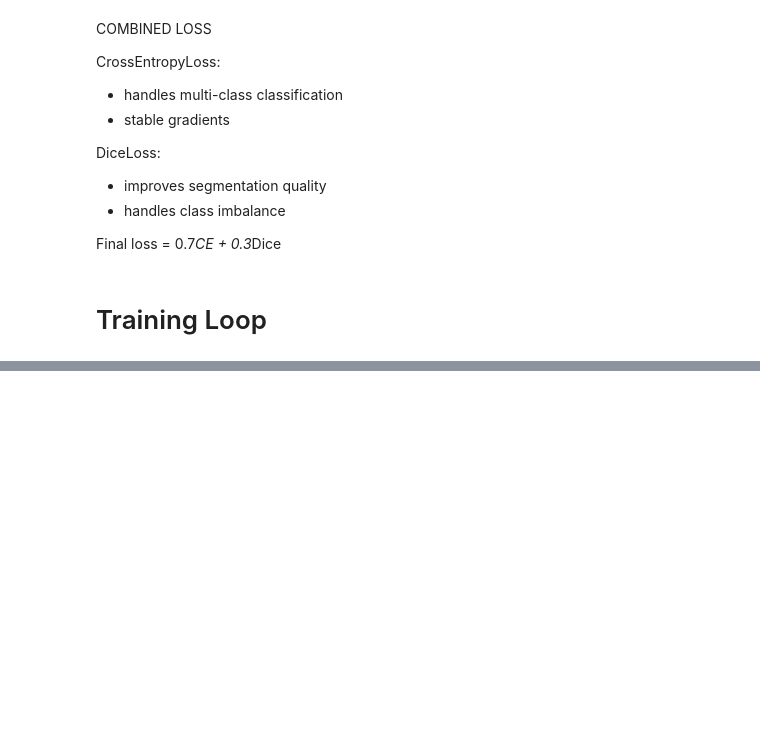
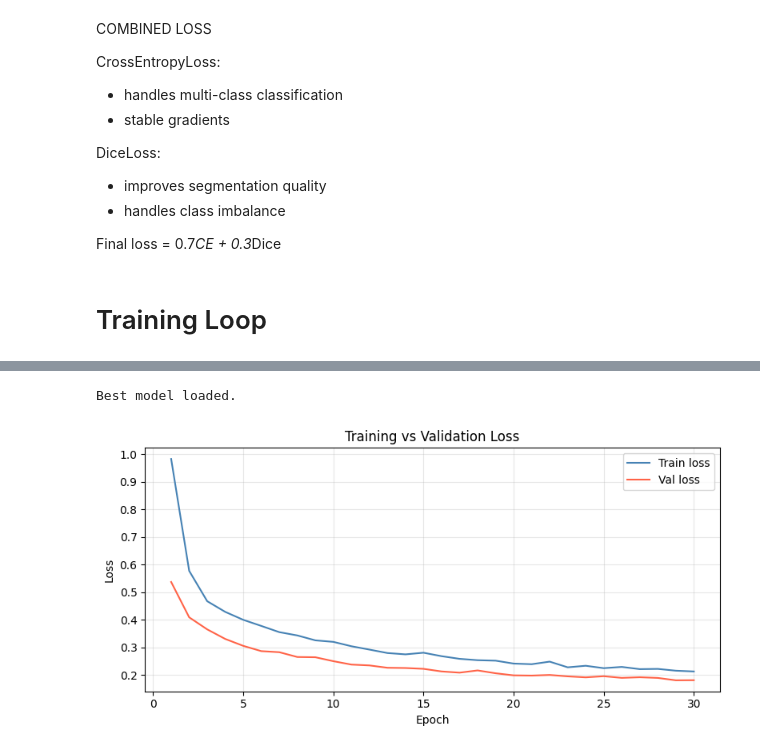
Before and after one commit to Manojit29/satellite-image-segmentation, a Jupyter notebook: Satellite_Image_processing.ipynb, the cells around one changed output, grey strips where cells are left out. Drawn from its saved outputs; the diff is of its cells as text; code cells hidden in the pictures; blank space fills up the shorter version.

```diff
--- a/Satellite_Image_processing.ipynb
+++ b/Satellite_Image_processing.ipynb
@@ -416,21 +465,6 @@ def combined_loss(pred, target):
  - handles class imbalance
 
  Final loss = 0.7*CE + 0.3*Dice
-# %%
-# Optimizer
-optimizer = torch.optim.Adam(
-    model.parameters(),
-    lr=1e-4,
-    weight_decay=1e-5   # reduces overfitting
-)
-# %%
-# Scheduler (stabilizes validation)
-scheduler = torch.optim.lr_scheduler.ReduceLROnPlateau(
-    optimizer,
-    mode='min',
-    patience=2,
-    factor=0.5
-)
 # %% [markdown]
 # Training Loop
 # %%
@@ -513,2 +551,0 @@ Epoch [25/25] Train: 0.3771 Val: 0.3943
-# %%
-model.load_state_dict(torch.load("best_model.pth"))
@@ -743,0 +552,21 @@ files.download("results_zip.zip")
+# %%
+ #  Plot Loss Curves
+
+model.load_state_dict(torch.load("best_model.pth", map_location=device))
+print("Best model loaded.")
+
+epochs_range = range(1, len(train_losses) + 1)
+
+plt.figure(figsize=(8, 4))
+plt.plot(epochs_range, train_losses, label="Train loss",  color="steelblue")
+plt.plot(epochs_range, val_losses,   label="Val loss",    color="tomato")
+plt.xlabel("Epoch")
+plt.ylabel("Loss")
+plt.title("Training vs Validation Loss")
+plt.legend()
+plt.grid(alpha=0.3)
+plt.tight_layout()
+plt.show()
+# %% [output]
+Best model loaded.
+[figure, added]
```
Also changed, not shown: parts of 40 cells of this notebook.
